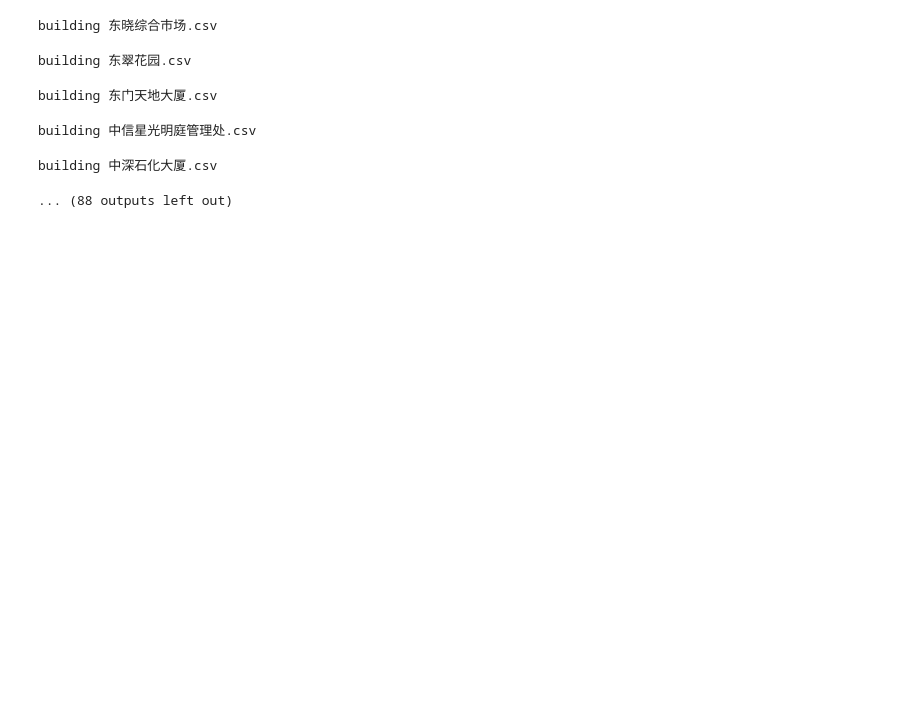
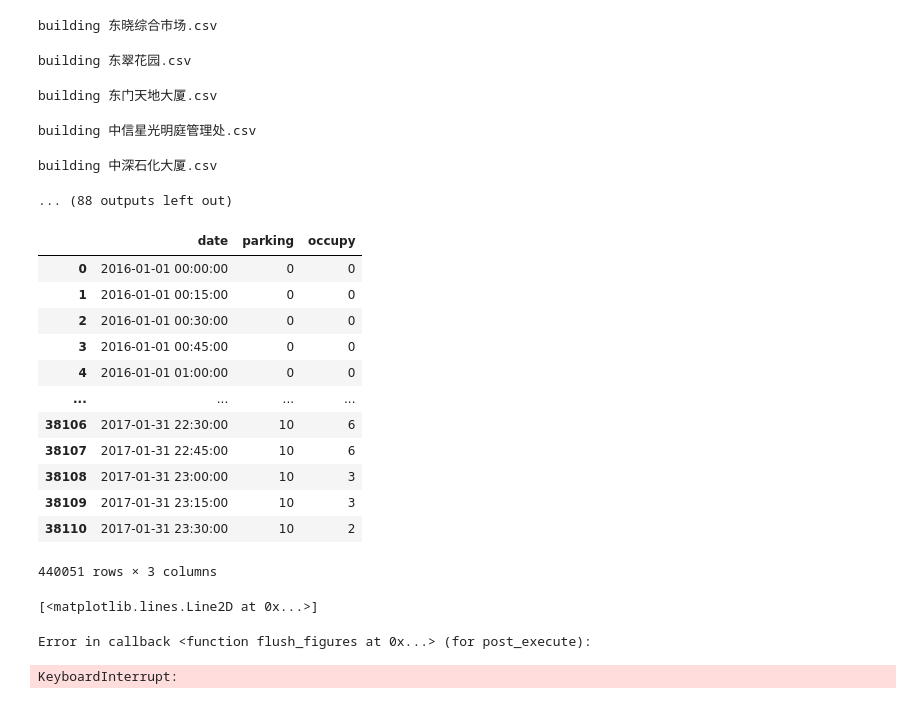
Before and after one commit to vaecole/SIAT-AUTOS-ITS, a Jupyter notebook: data/data_preprocess.ipynb, the cells around one changed output. Drawn from its saved outputs; the diff is of its cells as text; code cells hidden in the pictures; blank space fills up the shorter version.

Commit message:
final data process

```diff
--- a/data/data_preprocess.ipynb
+++ b/data/data_preprocess.ipynb
@@ -57,6 +57,7 @@ def xlsx2csv(xlsx_path='./xlsx'):
 # %%
 # basic_info_df = build_basic_data()
 basic_info_df = pd.read_csv('parkings_info.csv')
+basic_info_df['lat_long'] = list(zip(basic_info_df['latitude'], basic_info_df['longitude']))
 # %%
 basic_info_df.to_csv('parkings_info.csv',encoding='utf_8_sig', index=False)
 # %%
@@ -94,7 +97,7 @@ from geopy import distance
 def get_area(target, max_dis, all_df):
     area_data = []
     for index, row in all_df.iterrows():
-        if distance.distance(row.lat_long,(target.latitude, target.longitude)).km<max_dis:
+        if distance.distance(row.lat_long,target.lat_long).km<max_dis:
             area_data.append(row.values.tolist())
 
     return pd.DataFrame(area_data, columns=all_df.columns.values.tolist())
@@ -168,6 +171,6 @@ def build_graph(parking_name, max_dis=0.5, conn_coe=3/4, zoom_start=16):
     area = get_area(target_parking, max_dis, basic_info_df)
     adj_mat, nks, kns = build_adj_matrix(area, max_dis*conn_coe)
     target_map = build_adj_map(target_parking, area, adj_mat, kns, nks)
-    return area, adj_mat, target_map
+    return area, adj_mat, target_map, nks, kns
 # %%
-target_area, adj_matrix, target_map = build_graph('柏丽花园')
+target_area, adj_matrix, target_map, nks, kns = build_graph('电影大厦')
@@ -315,5 +299,45 @@ building 东门天地大厦.csv
 building 中信星光明庭管理处.csv
 building 中深石化大厦.csv
 ... (88 outputs left out)
+# %%
+from IPython.display import Image, display
+from datetime import date, timedelta
+import pandas as pd
+
+# 整合到一个文件中
+area_df = pd.DataFrame()
+for name in target_area.parking_name:
+    file_name = 'seqs/'+name+'_seq.csv'
+    file_df = pd.read_csv(file_name)
+    file_df['parking'] = nks[name]
+    cols = file_df.columns.tolist()
+    cols = [cols[0], cols[2], cols[1]]
+    file_df = file_df[cols]
+    if len(area_df)>0:
+        area_df = pd.concat([area_df, file_df])
+    else:
+        area_df = file_df
+# %% [output]
+|  | date | parking | occupy |
+| 0 | 2016-01-01 00:00:00 | 0 | 0 |
+| 1 | 2016-01-01 00:15:00 | 0 | 0 |
+| 2 | 2016-01-01 00:30:00 | 0 | 0 |
+| 3 | 2016-01-01 00:45:00 | 0 | 0 |
+| 4 | 2016-01-01 01:00:00 | 0 | 0 |
+| ... | ... | ... | ... |
+| 38106 | 2017-01-31 22:30:00 | 10 | 6 |
+| 38107 | 2017-01-31 22:45:00 | 10 | 6 |
+| 38108 | 2017-01-31 23:00:00 | 10 | 3 |
+| 38109 | 2017-01-31 23:15:00 | 10 | 3 |
+| 38110 | 2017-01-31 23:30:00 | 10 | 2 |
+440051 rows × 3 columns
+# %%
+import matplotlib.pyplot as plt
+
+plt.plot_date(data=area_df, y = 'occupy', x='date')
+# %% [output]
+[<matplotlib.lines.Line2D at 0x...>]
+Error in callback <function flush_figures at 0x...> (for post_execute):
+KeyboardInterrupt:
 # %%
 # todo: try build network input schema
```
Also changed, not shown: parts of 8 cells of this notebook, 1 other file.
